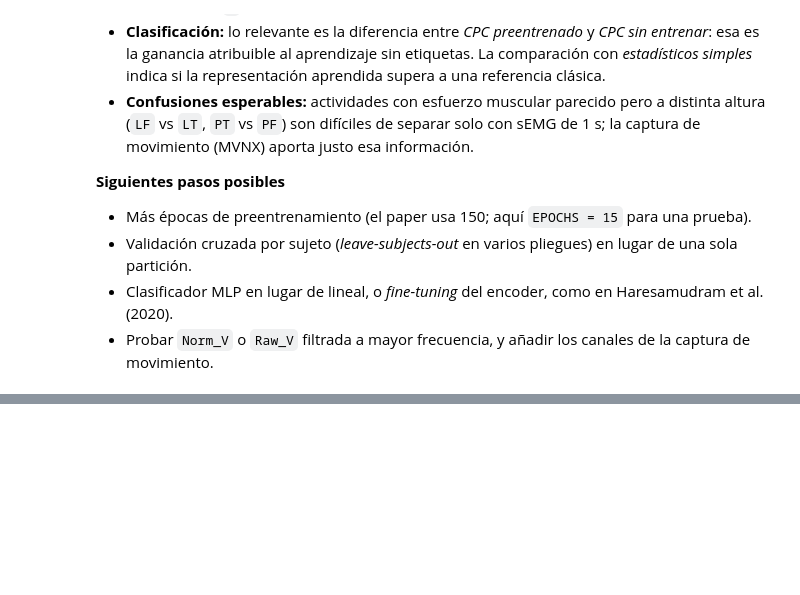
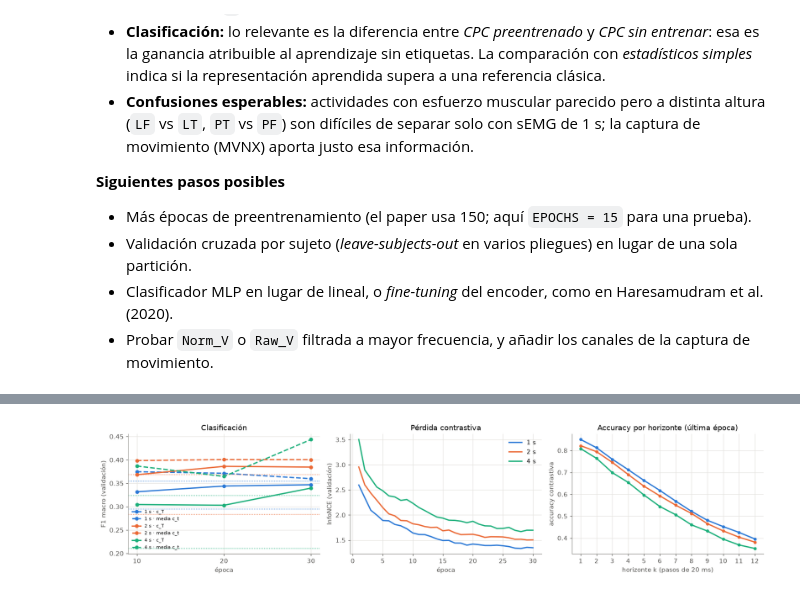
Before and after one commit to Paola-leon/human-activity-recognition, a Jupyter notebook: notebooks/03_Pipeline_CPC_sEMG.ipynb, the cells around one changed output, grey strips where cells are left out. Cells and saved outputs as stored; diff of their text form; code cells hidden in the pictures; blank space fills up the shorter version.

```diff
--- a/notebooks/03_Pipeline_CPC_sEMG.ipynb
+++ b/notebooks/03_Pipeline_CPC_sEMG.ipynb
@@ -799,0 +1194,25 @@ weighted avg      0.464     0.385     0.406     12951
+# %%
+fig, axes = plt.subplots(1, 3, figsize=(15, 3.6))
+colors_w = dict(zip(E1_WINDOWS, [C_TRAIN, C_TEST, C_THIRD]))
+for win in E1_WINDOWS:
+    s = e1[(e1.WIN == win) & e1.época.notna()]
+    for vec, ls in (("c_T", "-"), ("media c_t", "--")):
+        sv = s[s.vector == vec].sort_values("época")
+        axes[0].plot(sv.época, sv["F1 validación"], marker="o", ms=5, color=colors_w[win], ls=ls,
+                     label=f"{win / FS_TARGET:.0f} s · {vec}")
+        rnd = e1[(e1.WIN == win) & (e1.fuente == "sin entrenar") & (e1.vector == vec)]["F1 validación"].item()
+        axes[0].axhline(rnd, color=colors_w[win], ls=":", lw=1)
+    h = pd.DataFrame(e1_runs[win]["history"])
+    axes[1].plot(h.epoch, h.val_loss, color=colors_w[win], label=f"{win / FS_TARGET:.0f} s")
+    axes[2].plot(range(1, E1_K + 1), e1_runs[win]["val_acc_k"], marker="o", ms=4, color=colors_w[win],
+                 label=f"{win / FS_TARGET:.0f} s")
+axes[0].set(xticks=E1_EVAL_EPOCHS, xlabel="época", ylabel="F1 macro (validación)", title="Clasificación")
+axes[1].set(xlabel="época", ylabel="InfoNCE (validación)", title="Pérdida contrastiva")
+axes[2].set(xlabel="horizonte k (pasos de 20 ms)", ylabel="accuracy contrastiva", xticks=range(1, E1_K + 1),
+            title="Accuracy por horizonte (última época)")
+axes[0].legend(frameon=False, fontsize=7)
+axes[1].legend(frameon=False)
+plt.tight_layout()
+plt.show()
+# %% [output]
+[figure, added]
```
Also changed, not shown: parts of 21 cells of this notebook, 6 other files.
